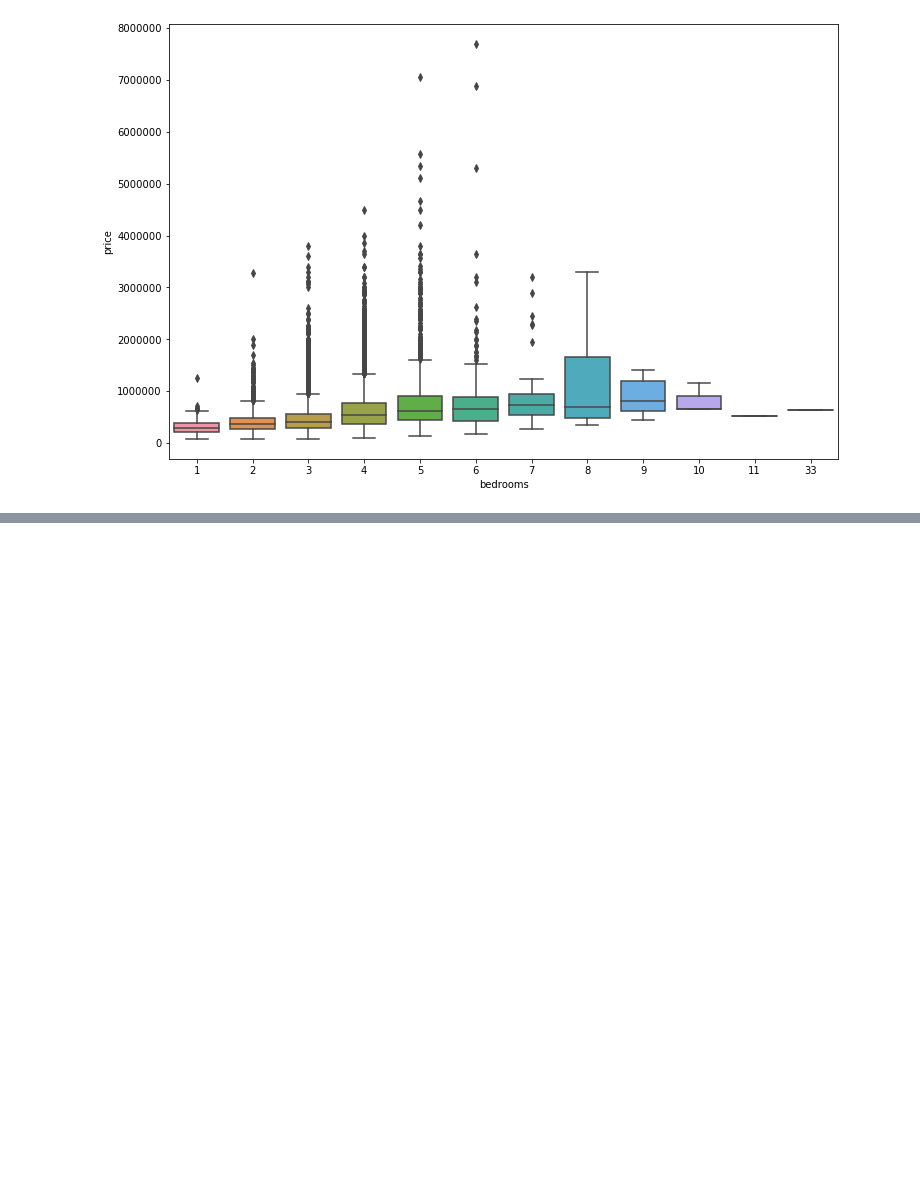
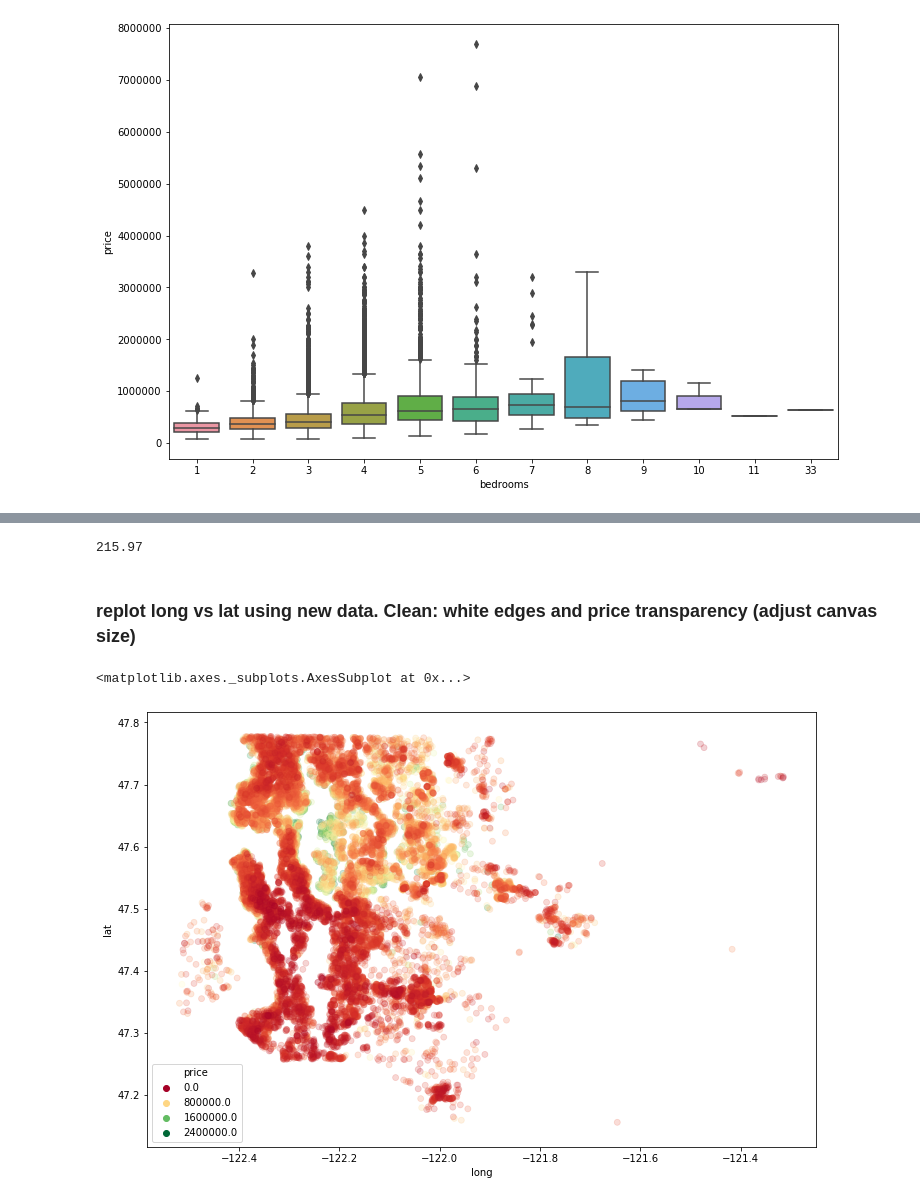
Before and after one commit to techcomm23/TF-Practice1, a Jupyter notebook: 03-ANNs/01-Keras-Regression.ipynb, the cells around one changed output, grey strips where cells are left out. Drawn from its saved outputs; the diff is of its cells as text; code cells hidden in the pictures; blank space fills up the shorter version.

```diff
--- a/03-ANNs/01-Keras-Regression.ipynb
+++ b/03-ANNs/01-Keras-Regression.ipynb
@@ -110,0 +167,16 @@ sns.boxplot(x='bedrooms',y='price',data=df)
+# %%
+# top 1% are outliers (just assumption based on price distribution)
+len(df)*0.01
+# %% [output]
+215.97
+# %%
+# create data without outliers
+df_clean = df.sort_values('price',ascending=False).iloc[216:]
+# %% [markdown]
+### replot long vs lat using new data. Clean: white edges and price transparency (adjust canvas size)
+# %%
+plt.figure(figsize=(12,8))
+sns.scatterplot(x='long',y='lat',data=df_clean,hue='price',edgecolor=None,alpha=0.2,palette='RdYlGn')
+# %% [output]
+<matplotlib.axes._subplots.AxesSubplot at 0x...>
+[figure, added]
```
Also changed, not shown: parts of 12 cells of this notebook, 1 other file.
